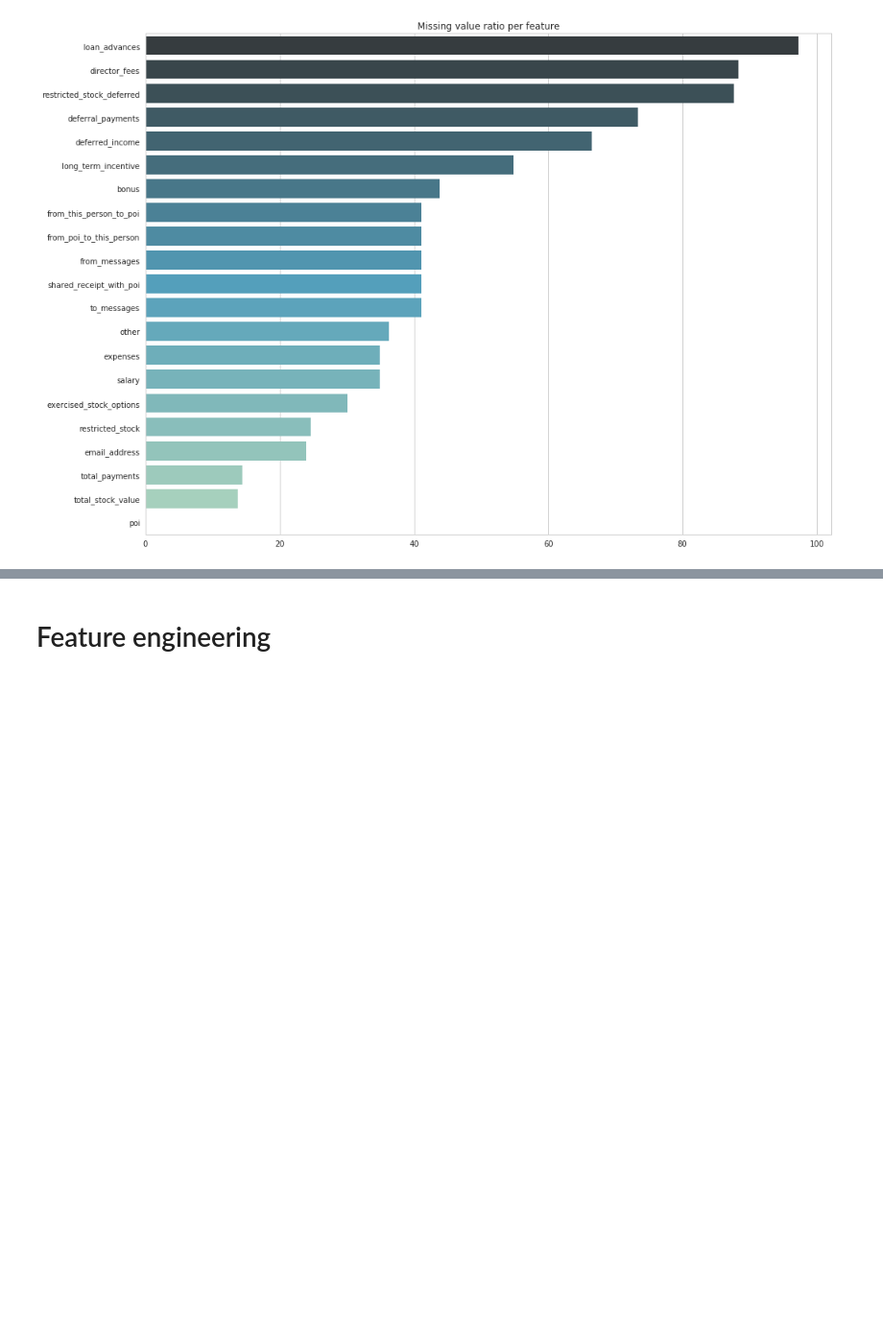
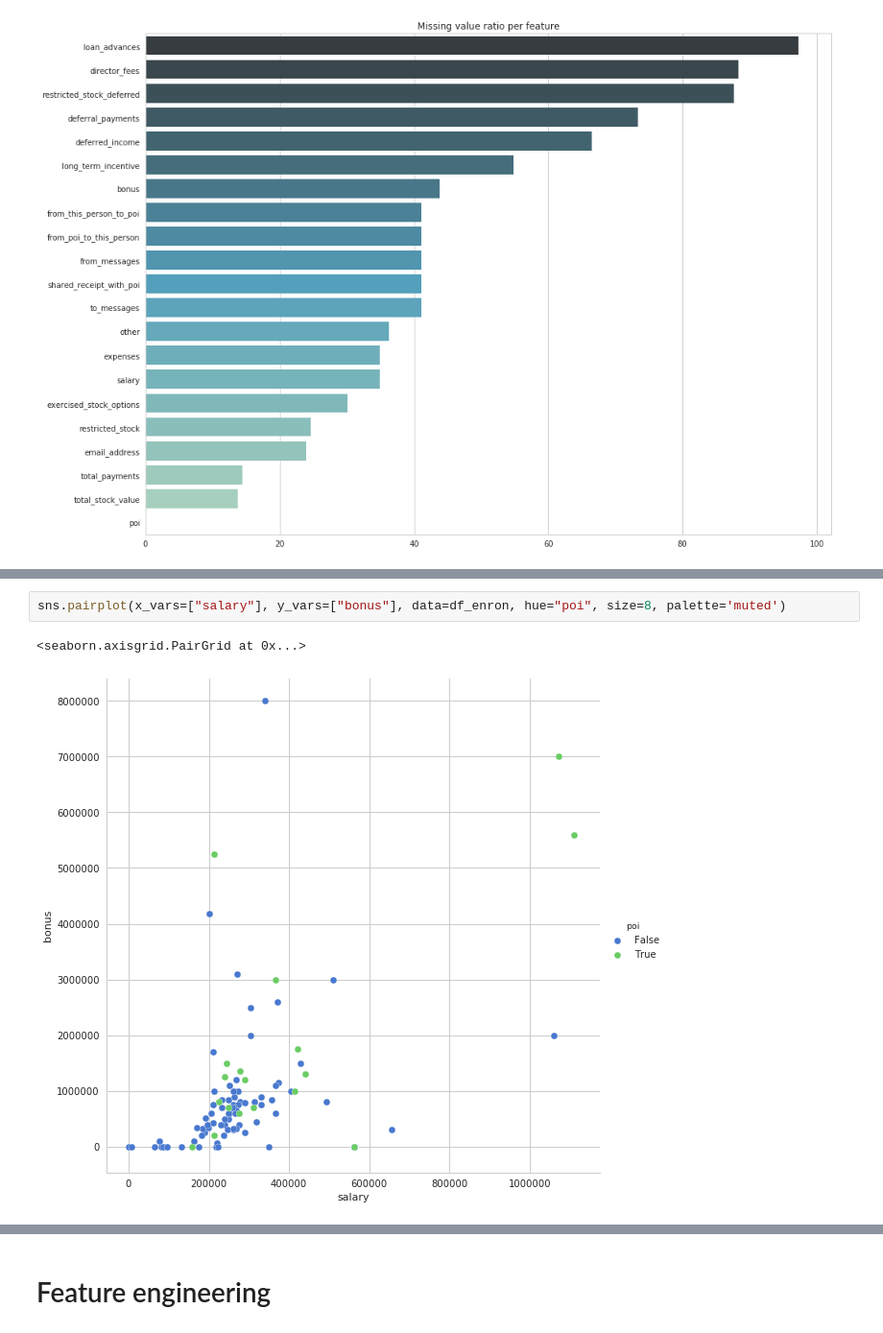
Before and after one commit to josefinaxberg/Intro-ML_Udacity, a Jupyter notebook: final_project/FinalProject_TheEnronFraud.ipynb, the cells around one changed output, grey strips where cells are left out. Shown at 96% size. Cells and saved outputs as stored; diff of their text form; blank space fills up the shorter version.

```diff
--- a/final_project/FinalProject_TheEnronFraud.ipynb
+++ b/final_project/FinalProject_TheEnronFraud.ipynb
@@ -161,0 +230,5 @@ SyntaxError: invalid syntax (<ipython-input-19-01f2897ad72e>, line 2)
+# %%
+sns.pairplot(x_vars=["salary"], y_vars=["bonus"], data=df_enron, hue="poi", size=8, palette='muted')
+# %% [output]
+<seaborn.axisgrid.PairGrid at 0x...>
+[figure, added]
```
Also changed, not shown: parts of 26 cells of this notebook.
